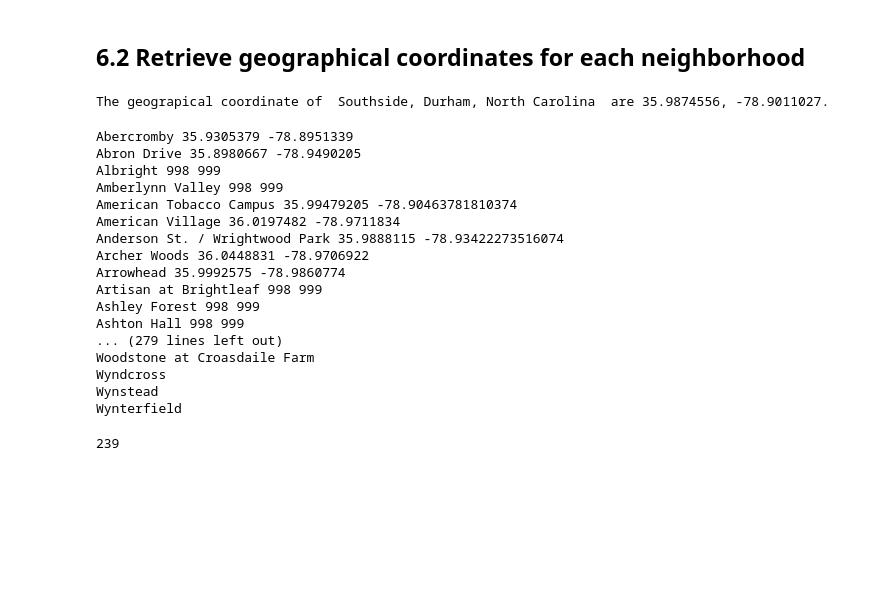
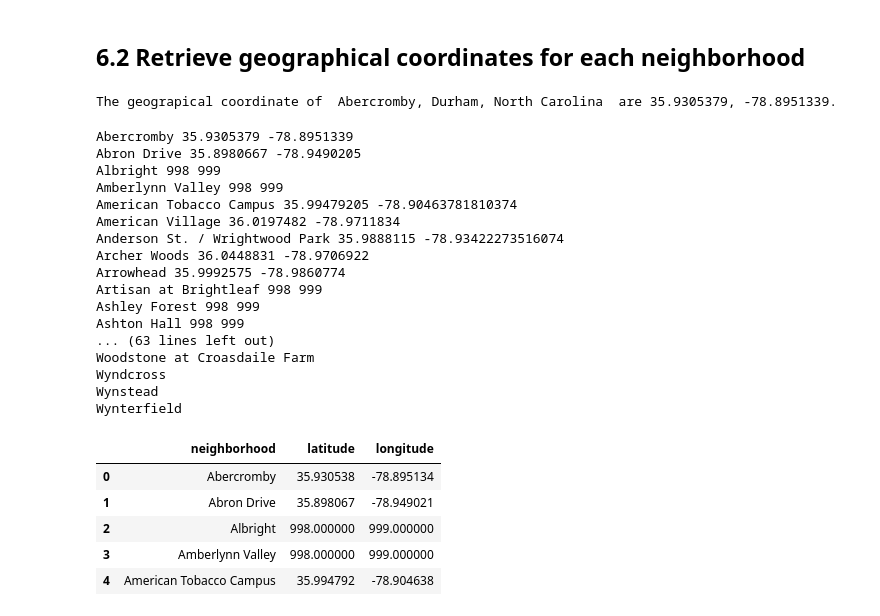
Before and after one commit to saychelsea11/north_carolina_best_real_estate_locations, a Jupyter notebook: nc_housing_data_best_locations.ipynb, the cells around one changed output. Cells and saved outputs as stored; diff of their text form; code cells hidden in the pictures; blank space fills up the shorter version.

```diff
--- a/nc_housing_data_best_locations.ipynb
+++ b/nc_housing_data_best_locations.ipynb
@@ -92,7 +92,8 @@ print (neighborhoods)
 # %% [markdown]
 ## 6.2 Retrieve geographical coordinates for each neighborhood
 # %%
-address = 'Southside, Durham, North Carolina'
+#Extracting sample coordinates for a given location
+address = 'Abercromby, Durham, North Carolina'
 
 geolocator = Nominatim(user_agent="geoapiExercises")
 location = geolocator.geocode(address)
@@ -100,24 +101,32 @@ latitude = location.latitude
 longitude = location.longitude
 print('The geograpical coordinate of ',address,' are {}, {}.'.format(latitude, longitude))
 # %% [output]
-The geograpical coordinate of  Southside, Durham, North Carolina  are 35.9874556, -78.9011027.
+The geograpical coordinate of  Abercromby, Durham, North Carolina  are 35.9305379, -78.8951339.
 # %%
 #Finding the coordinates for each neighborhood
 lat = []
 long = []
 count = 0
+good_returns = 0
 bad_returns = 0
 null_neighborhoods = []
 
 for i in neighborhoods:
     location = geolocator.geocode(i.strip()+", Durham, North Carolina",timeout=10)
     try:
+        good_returns = good_returns + 1
         latitude = location.latitude
         longitude = location.longitude
         lat.append(latitude)
         long.append(longitude)
         count = count + 1
-        print (i,latitude,longitude)
+        if count == 20:
+          print ()
+          print ("And so on....")
+        elif count > 20:
+          pass
+        else:
+          print (i,latitude,longitude)
     except:
         null_neighborhoods.append(i)
         bad_returns = bad_returns + 1
@@ -126,8 +135,16 @@ for i in neighborhoods:
         lat.append(latitude)
         long.append(longitude)
         count = count + 1
-        print (i,latitude,longitude)
+        if count == 20:
+          print ()
+          print ("And so on....")
+        elif count > 20:
+          pass
+        else:
+          print (i,latitude,longitude)
 
+print ()
+print ("Number of neighborhoods for which the coordinates were successfully found:",good_returns)
 print ("Number of neighborhoods for which the coordinates were not found:",bad_returns)
 print ()
 print ("These are the neighborhoods missing coordinates:")
@@ -147,12 +164,22 @@ Arrowhead 35.9992575 -78.9860774
 Artisan at Brightleaf 998 999
 Ashley Forest 998 999
 Ashton Hall 998 999
-... (279 lines left out)
+... (63 lines left out)
 Woodstone at Croasdaile Farm
 Wyndcross
 Wynstead
 Wynterfield
-# %%
-len(neighborhoods)
-# %% [output]
-239
+# %%
+#Storing neighborhoods and coordinates in a dataframe
+df_neighborhoods = pd.DataFrame()
+df_neighborhoods['neighborhood'] = neighborhoods
+df_neighborhoods['latitude'] = lat
+df_neighborhoods['longitude'] = long
+df_neighborhoods.head()
+# %% [output]
+|  | neighborhood | latitude | longitude |
+| 0 | Abercromby | 35.930538 | -78.895134 |
+| 1 | Abron Drive | 35.898067 | -78.949021 |
+| 2 | Albright | 998.000000 | 999.000000 |
+| 3 | Amberlynn Valley | 998.000000 | 999.000000 |
+| 4 | American Tobacco Campus | 35.994792 | -78.904638 |
```
Also changed, not shown: parts of 2 cells of this notebook.
